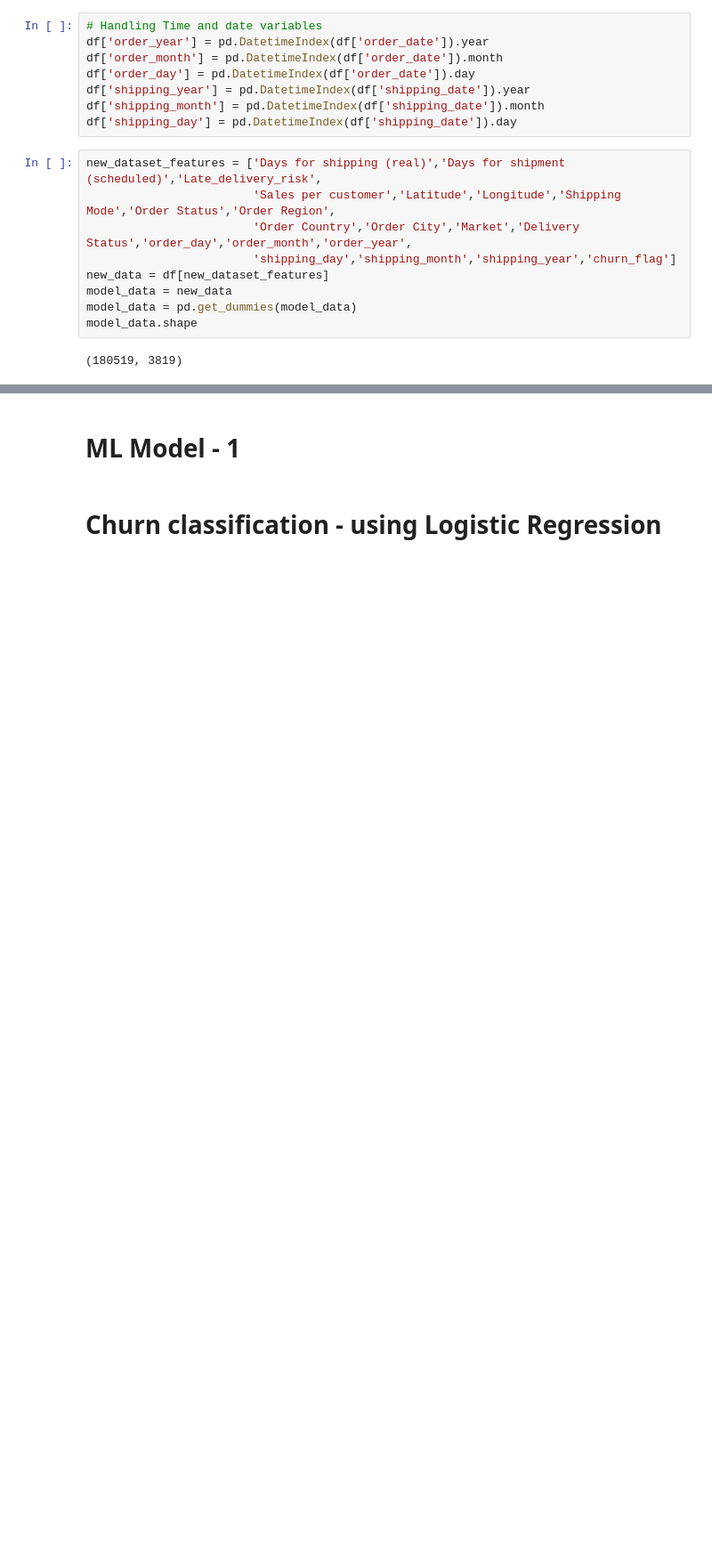
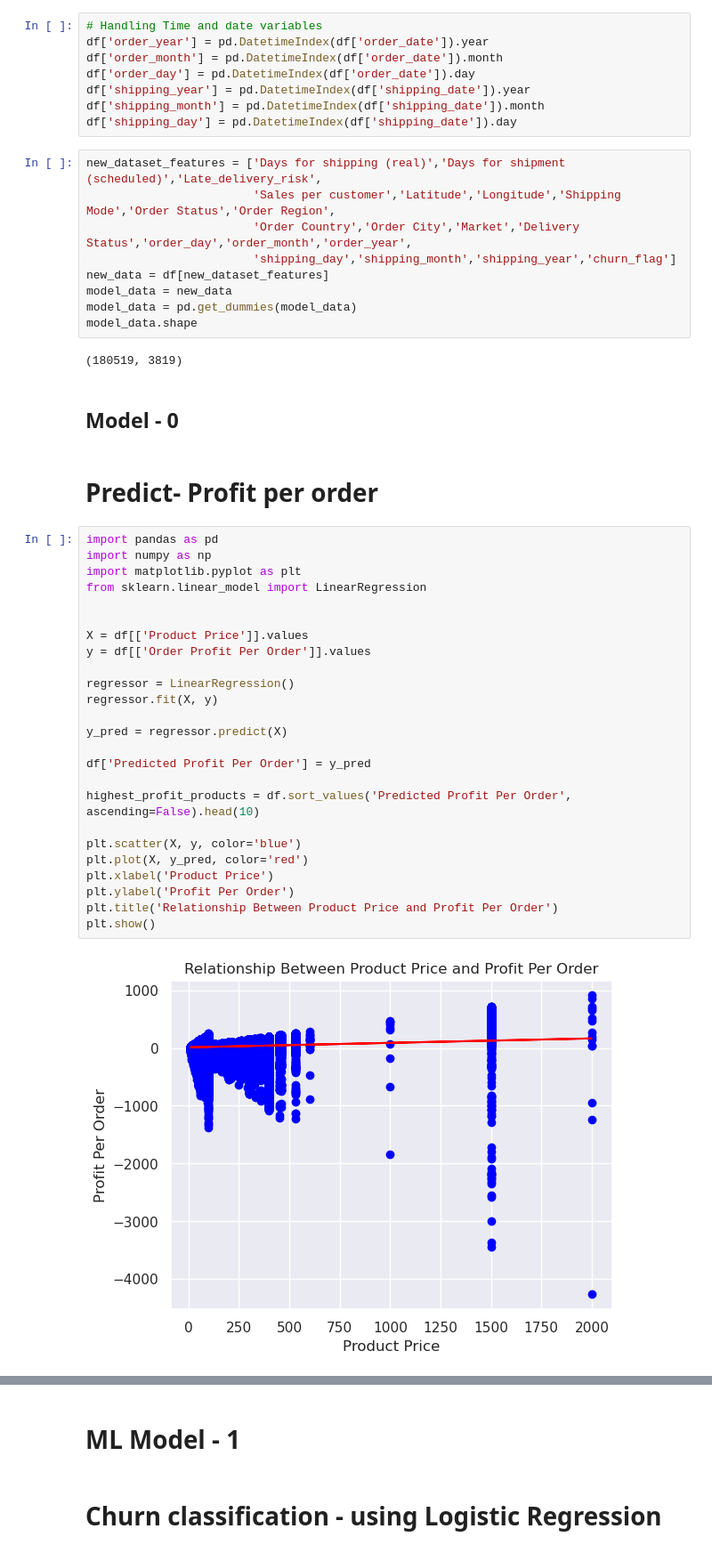
Before and after one commit to immohann/churn-predictive-analysis, a Jupyter notebook: customer-churn.ipynb, the cells around one changed output, grey strips where cells are left out. Shown at 89% size. Drawn from its saved outputs; the diff is of its cells as text; blank space fills up the shorter version.

```diff
--- a/customer-churn.ipynb
+++ b/customer-churn.ipynb
@@ -300,3 +317,34 @@ model_data = pd.get_dummies(model_data)
 model_data.shape
 # %% [output]
 (180519, 3819)
+# %% [markdown]
+## Model - 0
+# %% [markdown]
+# Predict- Profit per order
+# %%
+import pandas as pd
+import numpy as np
+import matplotlib.pyplot as plt
+from sklearn.linear_model import LinearRegression
+
+
+X = df[['Product Price']].values
+y = df[['Order Profit Per Order']].values
+
+regressor = LinearRegression()
+regressor.fit(X, y)
+
+y_pred = regressor.predict(X)
+
+df['Predicted Profit Per Order'] = y_pred
+
+highest_profit_products = df.sort_values('Predicted Profit Per Order', ascending=False).head(10)
+
+plt.scatter(X, y, color='blue')
+plt.plot(X, y_pred, color='red')
+plt.xlabel('Product Price')
+plt.ylabel('Profit Per Order')
+plt.title('Relationship Between Product Price and Profit Per Order')
+plt.show()
+# %% [output]
+[figure, added]
```
Also changed, not shown: parts of 10 cells of this notebook.
